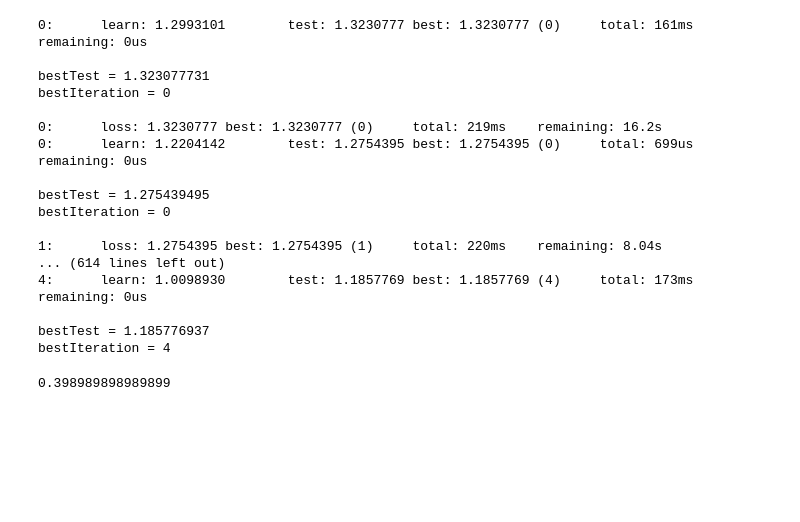
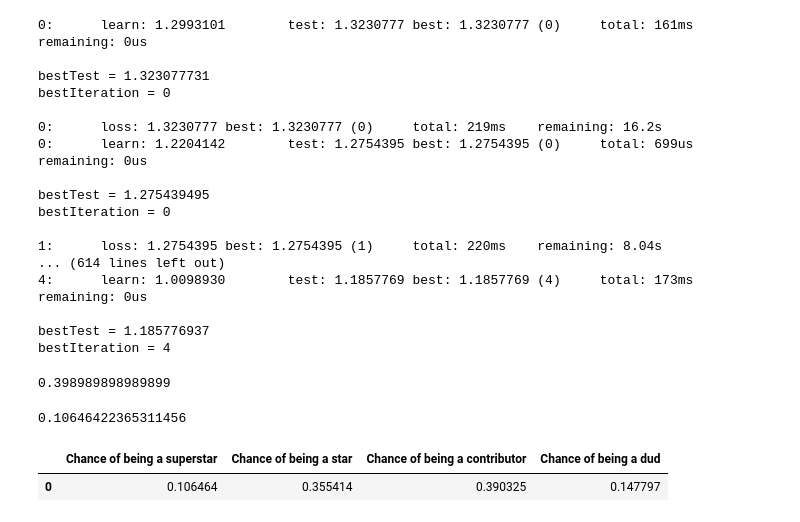
Before and after one commit to billysco/CapstoneFFProject, a Jupyter notebook: rb_eda+ML.ipynb, the cells around one changed output. Saved outputs shown, nothing was run; the diff lists cells and outputs as text; code cells hidden in the pictures; blank space fills up the shorter version.

```diff
--- a/rb_eda+ML.ipynb
+++ b/rb_eda+ML.ipynb
@@ -150,3 +150,17 @@ display(f1_score(y_test_cb, cat_preds, average='macro'))
 # %%
 # saving the initial model to a pkl file
 rb_pickled_initial = pickle.dump(cat_model, open('rb_pickled_initial.pkl', 'wb'))
+# %%
+cat_proba[0][0]
+# %% [output]
+0.10646422365311456
+# %%
+pd.DataFrame({
+        "Chance of being a superstar": [cat_proba[0][0]],
+        "Chance of being a star": [cat_proba[0][1]],
+        "Chance of being a contributor": [cat_proba[0][2]],
+        "Chance of being a dud": [cat_proba[0][3]]
+    })
+# %% [output]
+|  | Chance of being a superstar | Chance of being a star | Chance of being a contributor | Chance of being a dud |
+| 0 | 0.106464 | 0.355414 | 0.390325 | 0.147797 |
```
Also changed, not shown: 1 other file.
